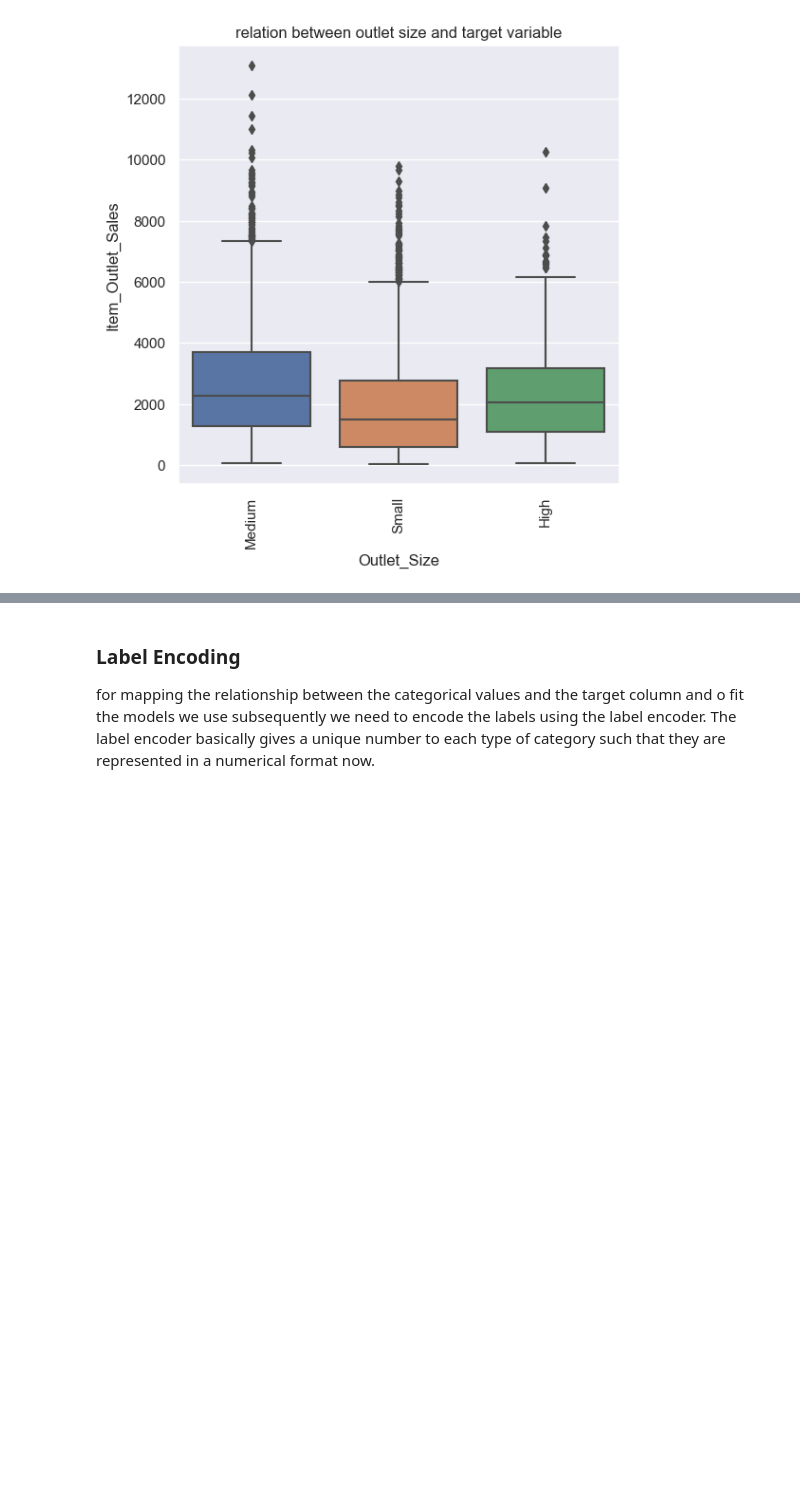
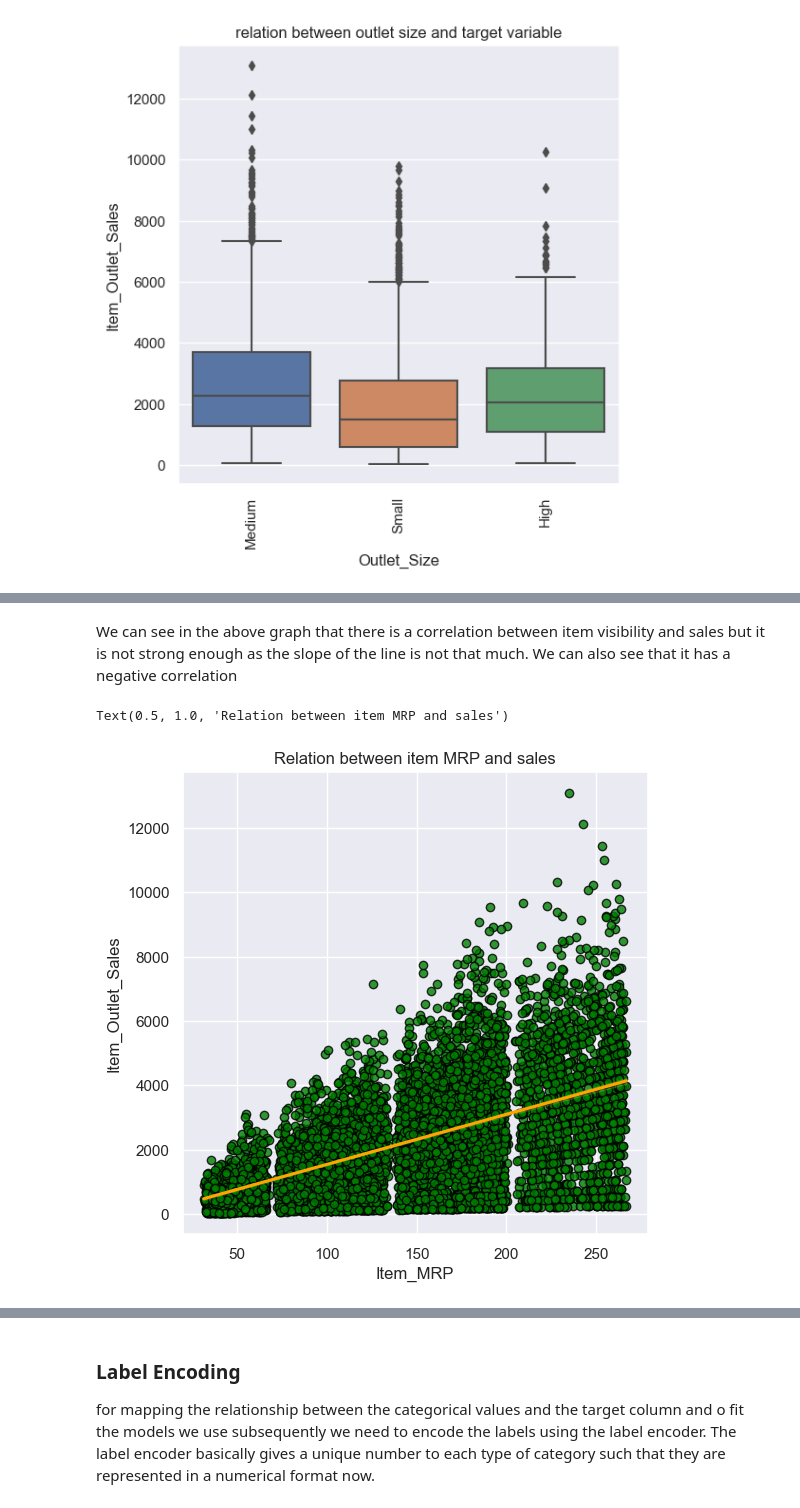
Before and after one commit to revabharara/Big-Mart-Sales-prediction, a Jupyter notebook: Big mart Sales prediction (data analysis and model implementation).ipynb, the cells around one changed output, grey strips where cells are left out. Saved outputs shown, nothing was run; the diff lists cells and outputs as text; code cells hidden in the pictures; blank space fills up the shorter version.

```diff
--- a/Big mart Sales prediction (data analysis and model implementation).ipynb
+++ b/Big mart Sales prediction (data analysis and model implementation).ipynb
@@ -437,0 +445,10 @@ As we can see from the above plot there is no significant difference in the item
+# %% [markdown]
+We can see in the above graph that there is a correlation between item visibility and sales but it is not strong enough as the slope of the line is not that much.
+We can also see that it has a negative correlation
+# %%
+plt.figure(figsize=(6,6))
+sns.regplot(x=df_sales['Item_MRP'], y=df_sales['Item_Outlet_Sales'], line_kws={'color':'orange'}, scatter_kws={'color':'green','edgecolor':'black'})
+plt.title('Relation between item MRP and sales')
+# %% [output]
+Text(0.5, 1.0, 'Relation between item MRP and sales')
+[figure, added]
```
Also changed, not shown: parts of 41 cells of this notebook.
